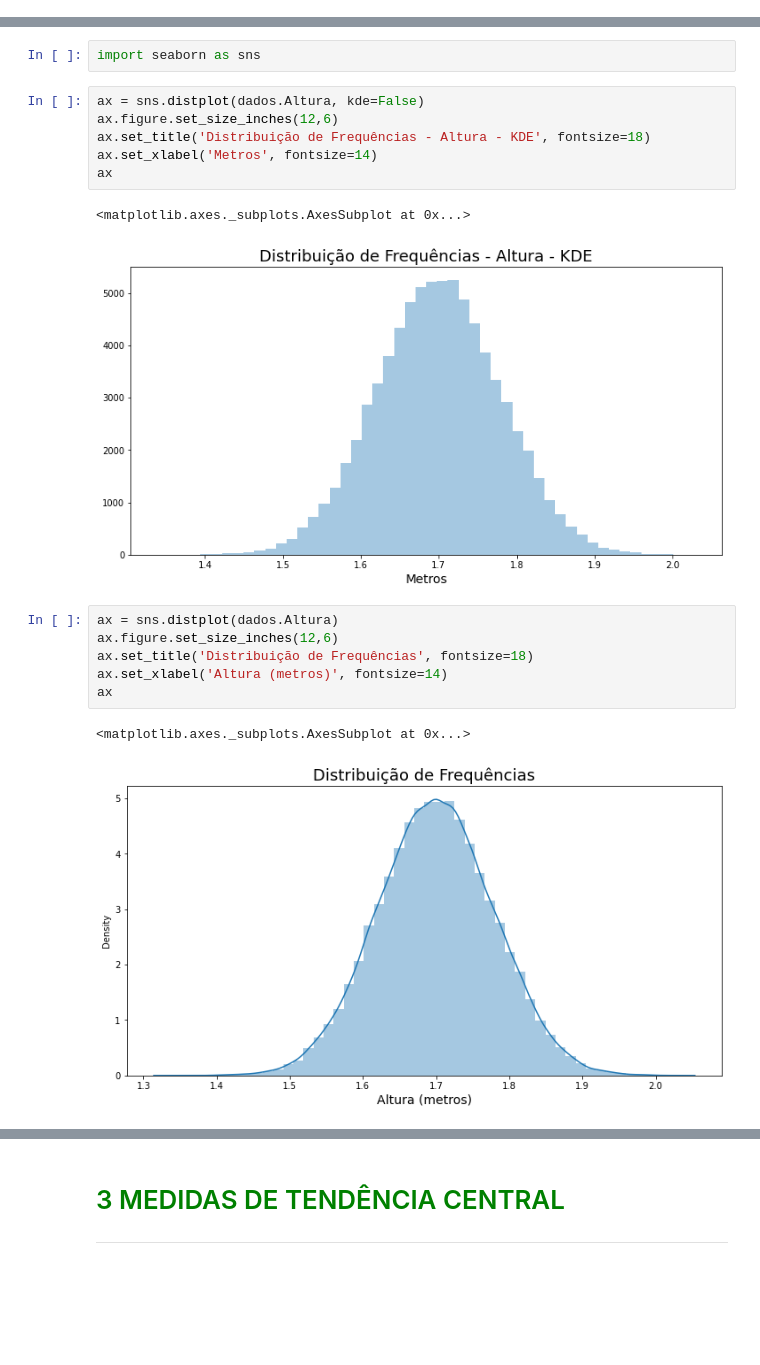
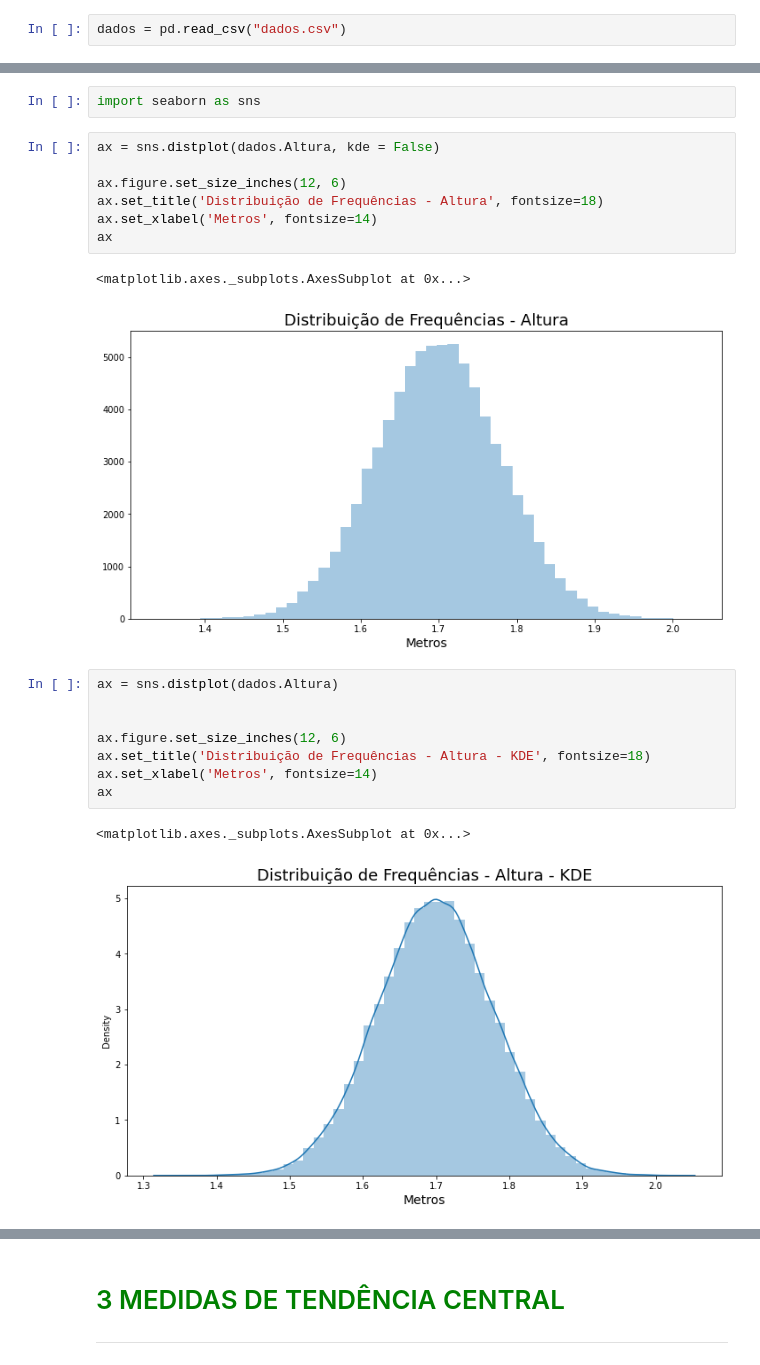
Before and after one commit to dgavieira/Alura-Notebooks, a Jupyter notebook: Formação Data Science/01- Estatística com Python - Parte 1/Curso_de_Estatística_Parte_1.ipynb, the cells around one changed output, grey strips where cells are left out. Drawn from its saved outputs; the diff is of its cells as text; blank space fills up the shorter version.

```diff
--- a/Formação Data Science/01- Estatística com Python - Parte 1/Curso_de_Estatística_Parte_1.ipynb
+++ b/Formação Data Science/01- Estatística com Python - Parte 1/Curso_de_Estatística_Parte_1.ipynb
@@ -128,3 +126,5 @@ dados = pd.read_csv('https://drive.google.com/uc?id=1Yk0M_PJoq5HCO8oPUjUU3mcfgAD
+# %%
+dados = pd.read_csv("dados.csv")
 # %%
 dados.head()
 # %% [output]
@@ -499,21 +503,24 @@ https://seaborn.pydata.org/
 # %%
 import seaborn as sns
 # %%
-ax = sns.distplot(dados.Altura, kde=False)
-ax.figure.set_size_inches(12,6)
-ax.set_title('Distribuição de Frequências - Altura - KDE', fontsize=18)
+ax = sns.distplot(dados.Altura, kde = False)
+
+ax.figure.set_size_inches(12, 6)
+ax.set_title('Distribuição de Frequências - Altura', fontsize=18)
 ax.set_xlabel('Metros', fontsize=14)
 ax
 # %% [output]
 <matplotlib.axes._subplots.AxesSubplot at 0x...>
-[figure, old version]
+[figure, new version]
 # %%
 ax = sns.distplot(dados.Altura)
-ax.figure.set_size_inches(12,6)
-ax.set_title('Distribuição de Frequências', fontsize=18)
-ax.set_xlabel('Altura (metros)', fontsize=14)
+
+
+ax.figure.set_size_inches(12, 6)
+ax.set_title('Distribuição de Frequências - Altura - KDE', fontsize=18)
+ax.set_xlabel('Metros', fontsize=14)
 ax
 # %% [output]
 <matplotlib.axes._subplots.AxesSubplot at 0x...>
-[figure, old version]
+[figure, new version]
 # %%
```
Also changed, not shown: parts of 95 cells of this notebook, 1 other file.
